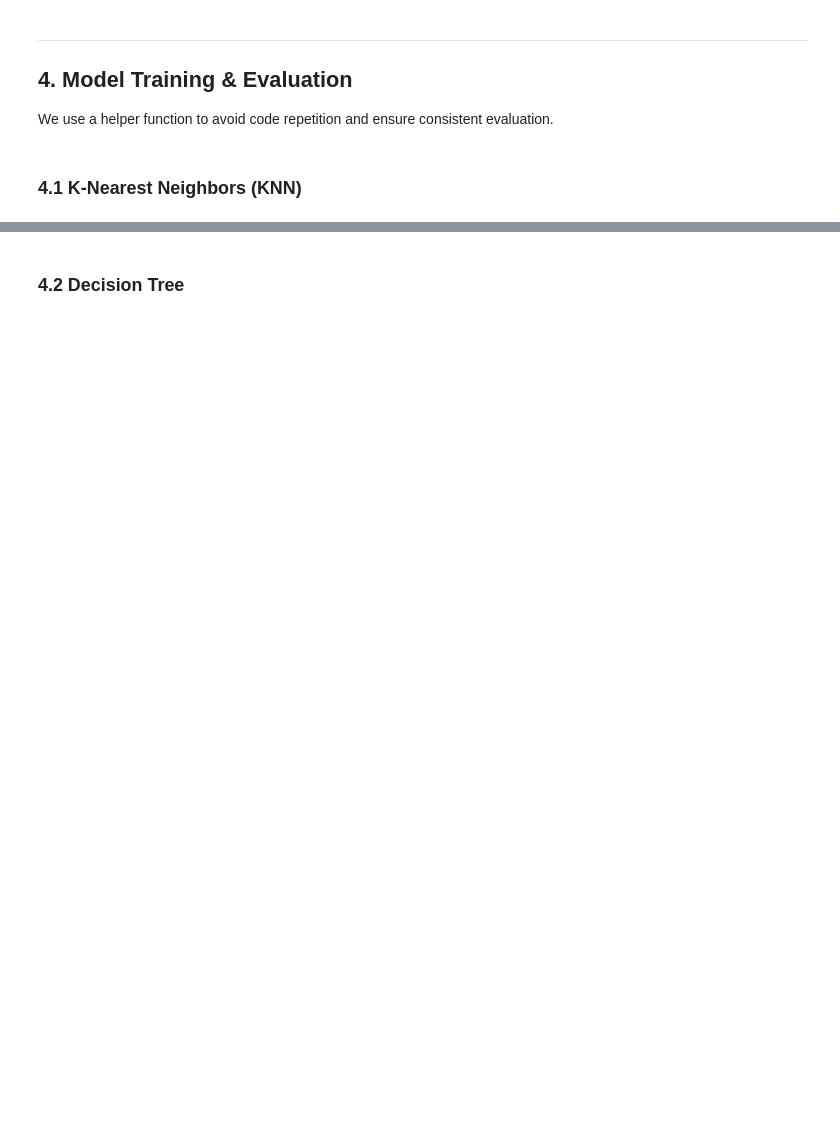
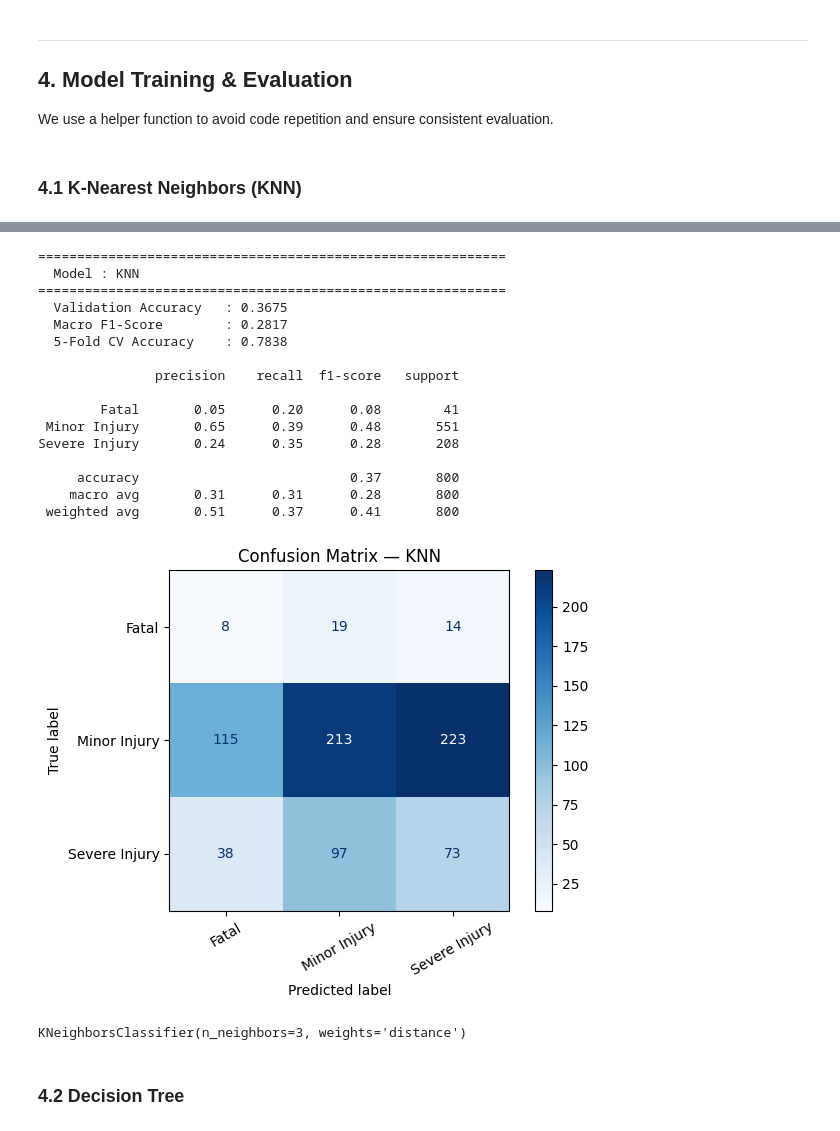
Before and after one commit to GannaReda/ML-55-20722, a Jupyter notebook: car_crash_severity_prediction.ipynb, the cells around one changed output, grey strips where cells are left out. Cells and saved outputs as stored; diff of their text form; code cells hidden in the pictures; blank space fills up the shorter version.

```diff
--- a/car_crash_severity_prediction.ipynb
+++ b/car_crash_severity_prediction.ipynb
@@ -835,13 +878,35 @@ print(f"Best K = {best_k} with CV accuracy = {max(k_scores):.4f}")
 # %%
-# ── Train KNN with best K ─────────────────────────────────────────────────────
-knn = KNeighborsClassifier(n_neighbors=best_k)
-evaluate_model('KNN', knn, X_train_sc, y_train, X_val_sc, y_val, use_scaled=True)
+# ── Train KNN with best K ──────────────────────────────────────
+knn = KNeighborsClassifier(n_neighbors=best_k, weights='distance')
+evaluate_model('KNN', knn, X_val_sc, y_val)
 
 # Comment:
 # KNN is a lazy learner — it stores all training points and classifies
 # new points by majority vote among K nearest neighbors.
 # It is sensitive to feature scale (hence StandardScaler is essential here)
 # and performs poorly with many irrelevant features or noisy data.
+# weights='distance' gives closer neighbors more voting power,
+# which helps handle the class imbalance for minority classes like Fatal.
+# SMOTE balanced training data is used to further address imbalance.
+# %% [output]
+============================================================
+  Model : KNN
+============================================================
+  Validation Accuracy   : 0.3675
+  Macro F1-Score        : 0.2817
+  5-Fold CV Accuracy    : 0.7838
+
+               precision    recall  f1-score   support
+
+        Fatal       0.05      0.20      0.08        41
+ Minor Injury       0.65      0.39      0.48       551
+Severe Injury       0.24      0.35      0.28       208
+
+     accuracy                           0.37       800
+    macro avg       0.31      0.31      0.28       800
+ weighted avg       0.51      0.37      0.41       800
+[figure, added]
+KNeighborsClassifier(n_neighbors=3, weights='distance')
 # %% [markdown]
 ### 4.2 Decision Tree
 # %%
```
Also changed, not shown: parts of 17 cells of this notebook.
